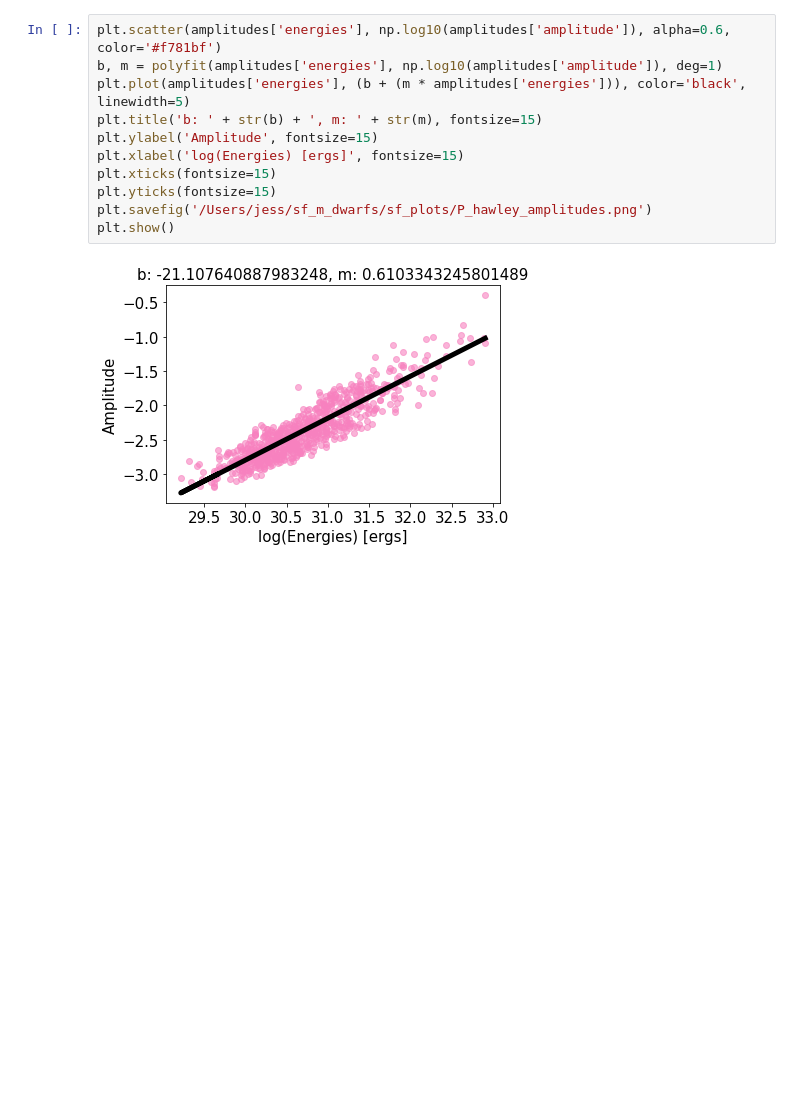
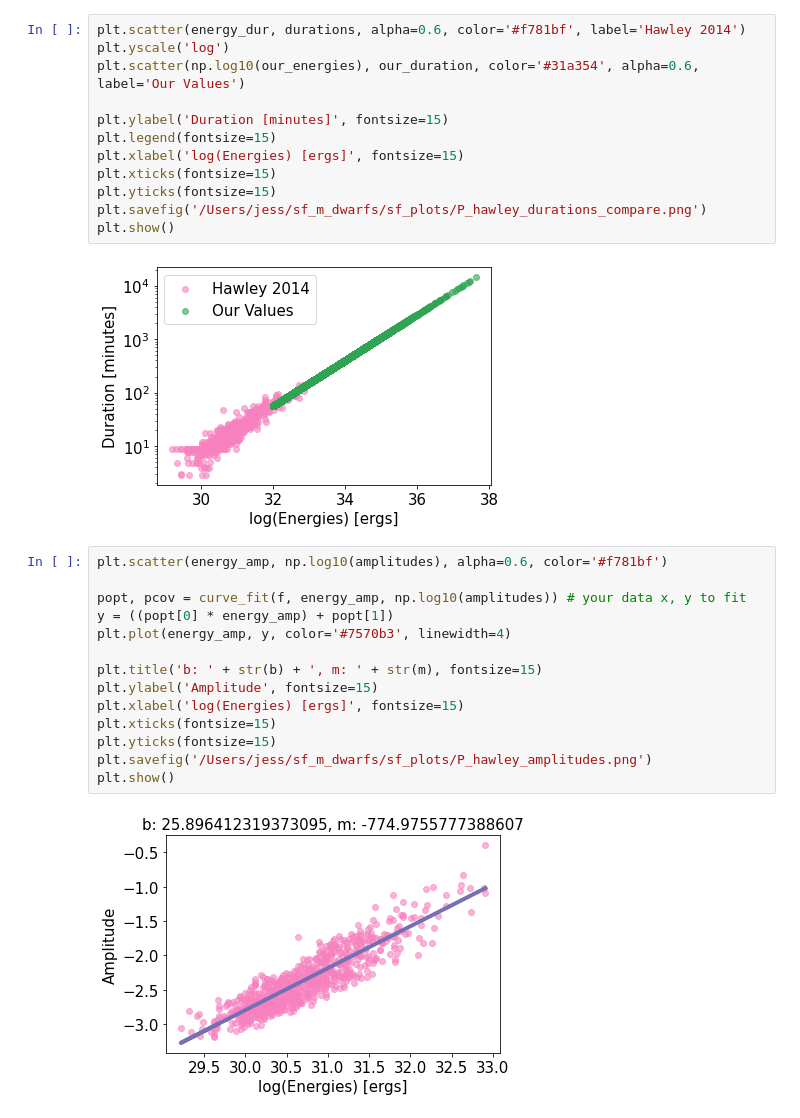
Before and after one commit to Jesstella/flaring_m_dwarfs, a Jupyter notebook: SF_test_hawley.ipynb, the cells around one changed output. Cells and saved outputs as stored; diff of their text form; blank space fills up the shorter version.

```diff
--- a/SF_test_hawley.ipynb
+++ b/SF_test_hawley.ipynb
@@ -38,7 +43,24 @@ plt.show()
+# %%
+plt.scatter(energy_dur, durations, alpha=0.6, color='#f781bf', label='Hawley 2014')
+plt.yscale('log')
+plt.scatter(np.log10(our_energies), our_duration, color='#31a354', alpha=0.6, label='Our Values')
+
+plt.ylabel('Duration [minutes]', fontsize=15)
+plt.legend(fontsize=15)
+plt.xlabel('log(Energies) [ergs]', fontsize=15)
+plt.xticks(fontsize=15)
+plt.yticks(fontsize=15)
+plt.savefig('/Users/jess/sf_m_dwarfs/sf_plots/P_hawley_durations_compare.png')
+plt.show()
+# %% [output]
+[figure, added]
 # %%
-plt.scatter(amplitudes['energies'], np.log10(amplitudes['amplitude']), alpha=0.6, color='#f781bf')
-b, m = polyfit(amplitudes['energies'], np.log10(amplitudes['amplitude']), deg=1)
-plt.plot(amplitudes['energies'], (b + (m * amplitudes['energies'])), color='black',  linewidth=5)
+plt.scatter(energy_amp, np.log10(amplitudes), alpha=0.6, color='#f781bf')
+
+popt, pcov = curve_fit(f, energy_amp, np.log10(amplitudes)) # your data x, y to fit
+y = ((popt[0] * energy_amp) + popt[1])
+plt.plot(energy_amp, y, color='#7570b3', linewidth=4)
+
 plt.title('b: ' + str(b) + ', m: ' + str(m), fontsize=15)
 plt.ylabel('Amplitude', fontsize=15)
 plt.xlabel('log(Energies) [ergs]', fontsize=15)
@@ -47,4 +69,4 @@ plt.yticks(fontsize=15)
 plt.savefig('/Users/jess/sf_m_dwarfs/sf_plots/P_hawley_amplitudes.png')
 plt.show()
 # %% [output]
-[figure, old version]
+[figure, new version]
```
Also changed, not shown: parts of 8 cells of this notebook, 4 other files.
